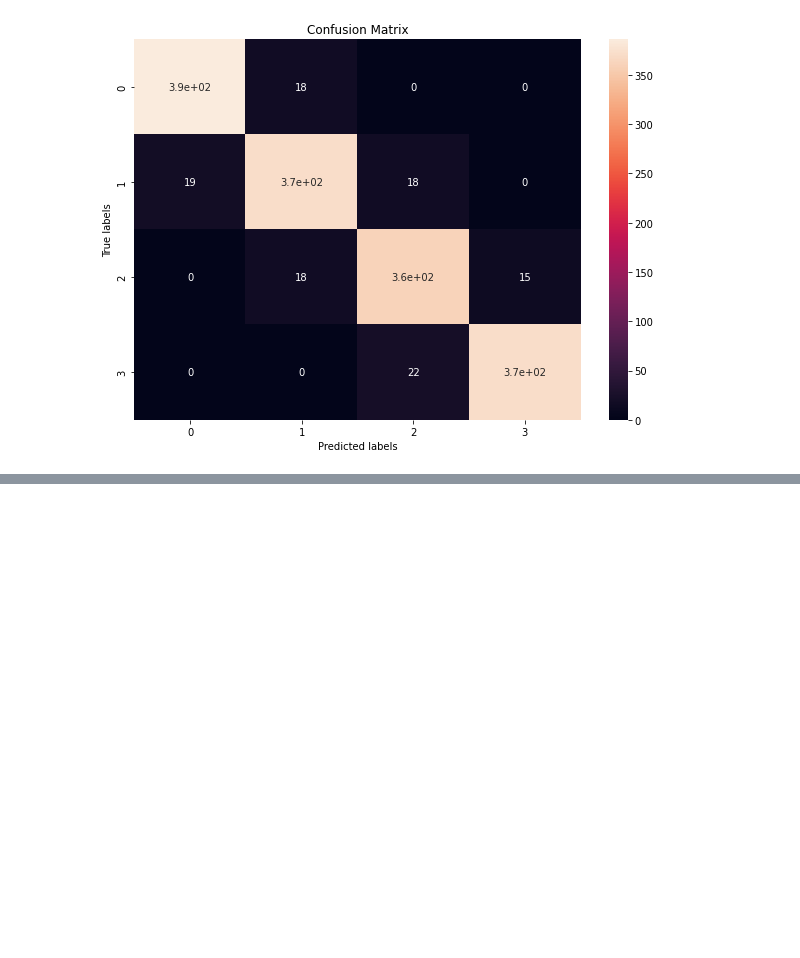
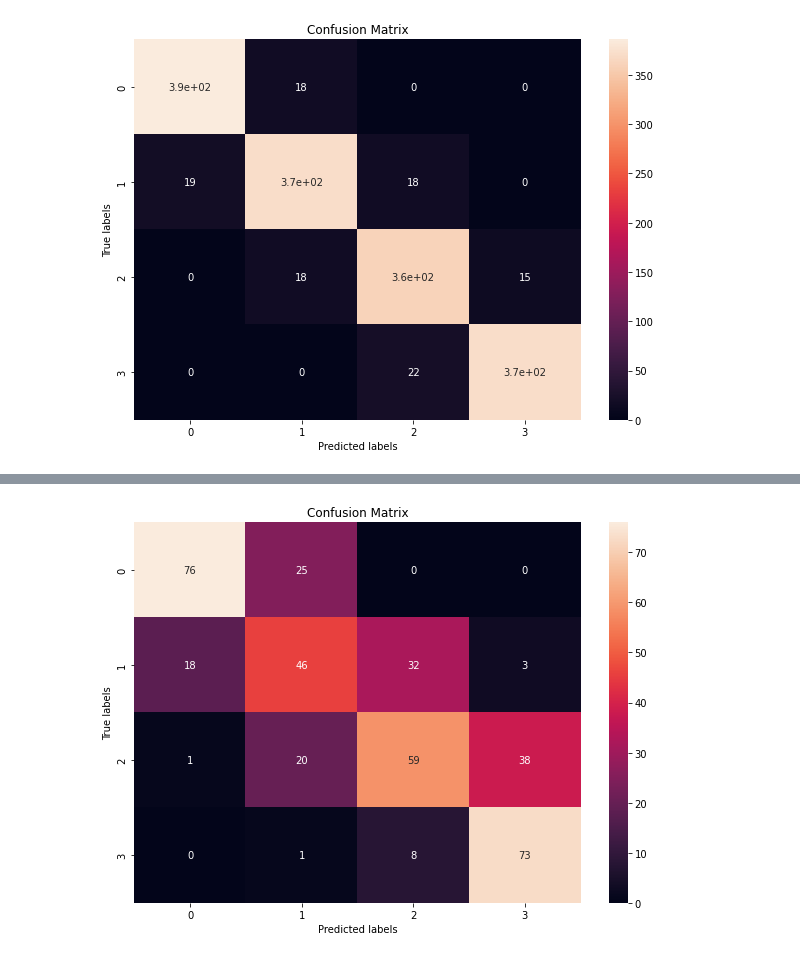
Before and after one commit to Kedarpatil24/Mobile-Price-Range-Prediction, a Jupyter notebook: Mobile_Price_Range_Prediction_Capstone_Project.ipynb, the cells around one changed output, grey strips where cells are left out. Drawn from its saved outputs; the diff is of its cells as text; code cells hidden in the pictures; blank space fills up the shorter version.

```diff
--- a/Mobile_Price_Range_Prediction_Capstone_Project.ipynb
+++ b/Mobile_Price_Range_Prediction_Capstone_Project.ipynb
@@ -905,0 +1174,6 @@ test_confusion_matrix(cm_test)
+# %%
+# Test matrix
+
+test_confusion_matrix(cm_test)
+# %% [output]
+[figure, added]
```
Also changed, not shown: parts of 30 cells of this notebook.
